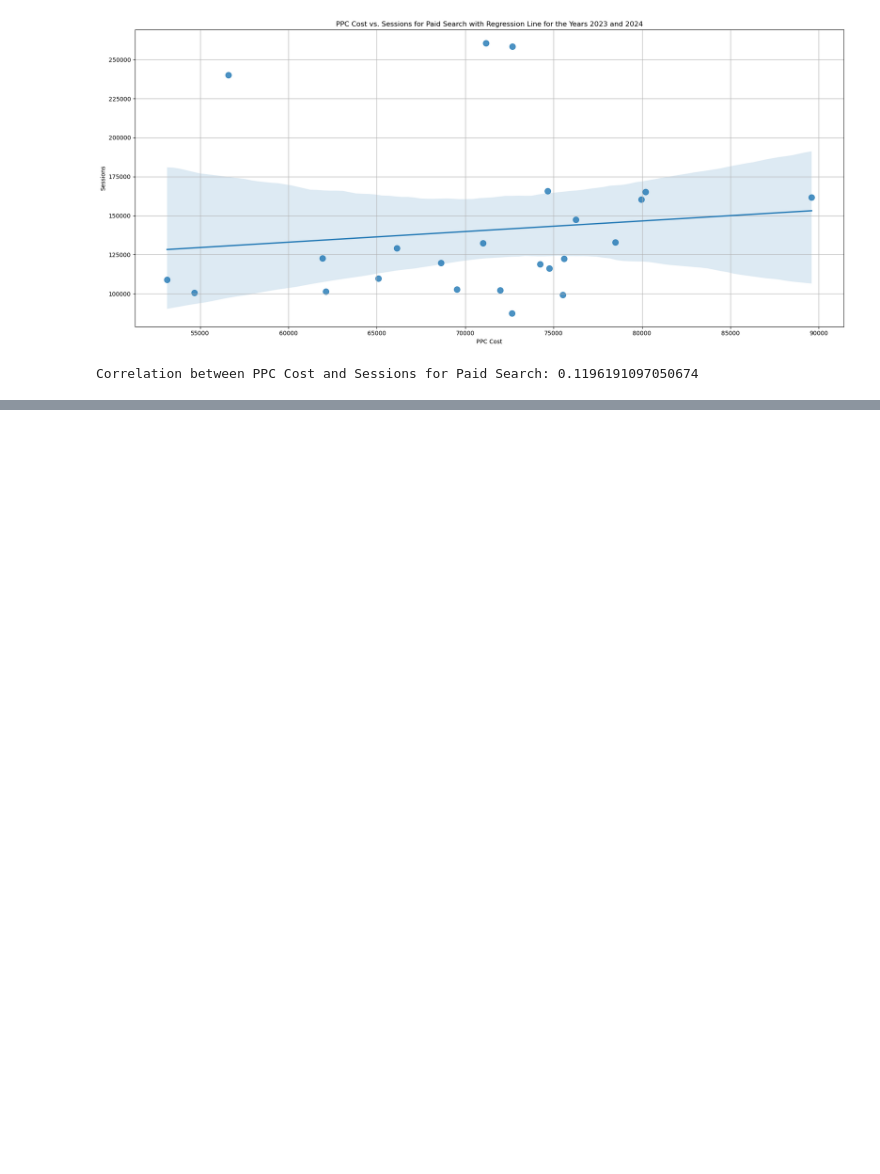
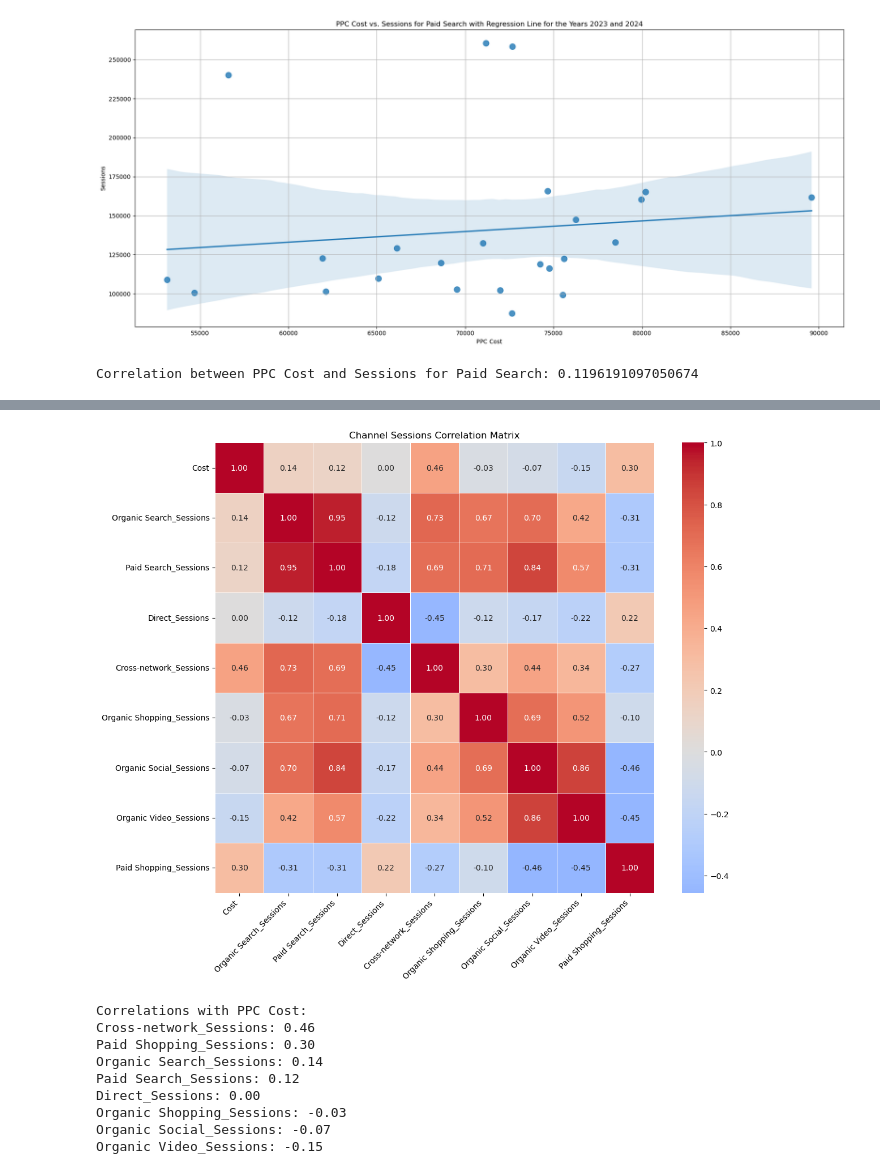
Before and after one commit to AdebolaShelby/ad-impact-analysis, a Jupyter notebook: ad-impact-correlation-analysis.ipynb, the cells around one changed output, grey strips where cells are left out. Saved outputs shown, nothing was run; the diff lists cells and outputs as text; code cells hidden in the pictures; blank space fills up the shorter version.

```diff
--- a/ad-impact-correlation-analysis.ipynb
+++ b/ad-impact-correlation-analysis.ipynb
@@ -973,0 +972,52 @@ Pivoted DataFrame:
+# %%
+# Create a better correlation matrix heat map for the relationship bewtween cost and all the channels
+
+# Create a DataFrame with just the data we need
+analysis_df = pd.DataFrame({
+    'Month_Year': merged_2023_2024_df[merged_2023_2024_df['Channel'] == 'Paid Search'].index,
+    'Cost': merged_2023_2024_df[merged_2023_2024_df['Channel'] == 'Paid Search']['Cost'].values
+})
+
+# Add sessions for each channel
+for channel in ['Organic Search', 'Paid Search', 'Direct', 'Cross-network', 'Organic Shopping',
+               'Organic Social', 'Organic Video', 'Paid Shopping']:
+    channel_data = merged_2023_2024_df[merged_2023_2024_df['Channel'] == channel]['Sessions']
+    analysis_df[f'{channel}_Sessions'] = channel_data.values
+
+# Calculate correlation matrix
+correlation_matrix = analysis_df.drop('Month_Year', axis=1).corr()
+
+# Create heatmap
+plt.figure(figsize=(12, 10))
+sns.heatmap(correlation_matrix,
+            annot=True,
+            cmap='coolwarm',
+            fmt='.2f',
+            linewidths=0.5,
+            annot_kws={'size': 10},
+            center=0
+)
+
+plt.title('Channel Sessions Correlation Matrix')
+plt.xticks(rotation=45, ha='right')
+plt.yticks(rotation=0)
+plt.tight_layout()
+plt.show()
+
+# Print correlations with Cost specifically
+print("\nCorrelations with PPC Cost:")
+cost_correlations = correlation_matrix['Cost'].sort_values(ascending=False)
+for channel, correlation in cost_correlations.items():
+    if channel != 'Cost':
+        print(f"{channel}: {correlation:.2f}")
+# %% [output]
+[figure, added]
+Correlations with PPC Cost:
+Cross-network_Sessions: 0.46
+Paid Shopping_Sessions: 0.30
+Organic Search_Sessions: 0.14
+Paid Search_Sessions: 0.12
+Direct_Sessions: 0.00
+Organic Shopping_Sessions: -0.03
+Organic Social_Sessions: -0.07
+Organic Video_Sessions: -0.15
```
Also changed, not shown: parts of 4 cells of this notebook, 1 other file.
